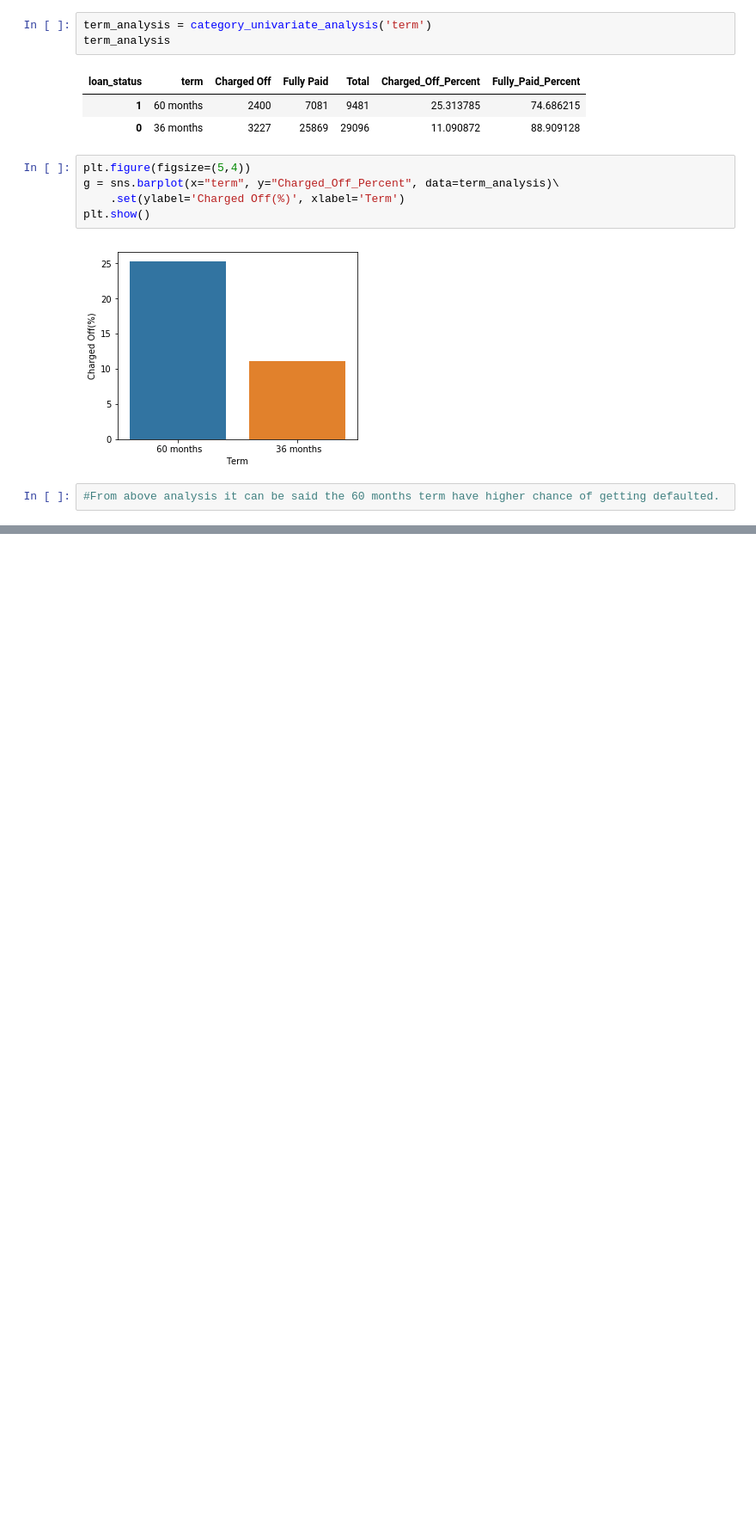
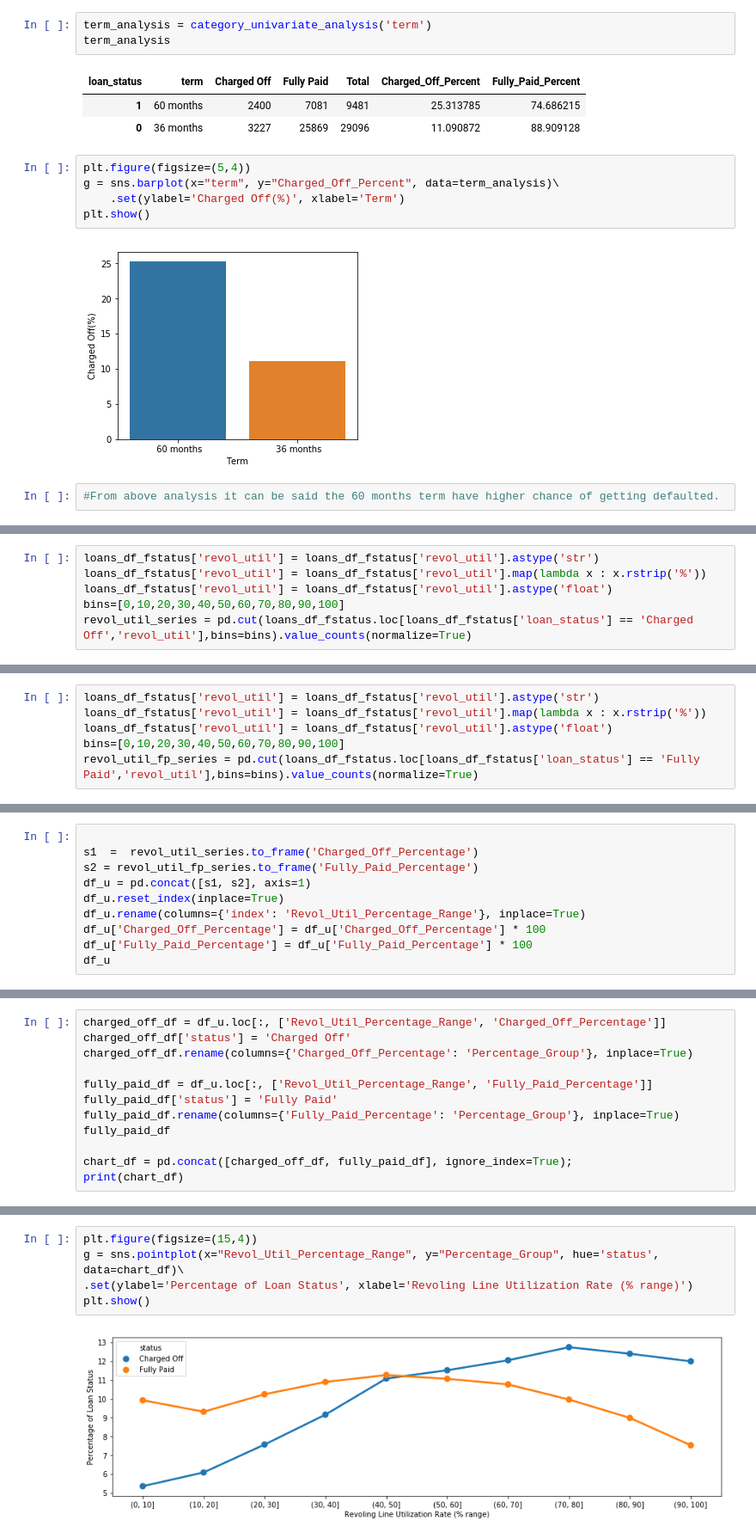
Before and after one commit to brijesh1100/P2-Gramener-Case-Study, a Jupyter notebook: Module 7 EDA Project-nilanjan.ipynb, the cells around one changed output, grey strips where cells are left out. Shown: that part at 86% size. Cells and saved outputs as stored; diff of their text form; blank space fills up the shorter version.

```diff
--- a/Module 7 EDA Project-nilanjan.ipynb
+++ b/Module 7 EDA Project-nilanjan.ipynb
@@ -644,0 +702,6 @@ plt.show()
+# %%
+loans_df_fstatus['revol_util'] = loans_df_fstatus['revol_util'].astype('str')
+loans_df_fstatus['revol_util'] = loans_df_fstatus['revol_util'].map(lambda x : x.rstrip('%'))
+loans_df_fstatus['revol_util'] = loans_df_fstatus['revol_util'].astype('float')
+bins=[0,10,20,30,40,50,60,70,80,90,100]
+revol_util_series = pd.cut(loans_df_fstatus.loc[loans_df_fstatus['loan_status'] == 'Charged Off','revol_util'],bins=bins).value_counts(normalize=True)
@@ -644,0 +724,6 @@ plt.show()
+# %%
+loans_df_fstatus['revol_util'] = loans_df_fstatus['revol_util'].astype('str')
+loans_df_fstatus['revol_util'] = loans_df_fstatus['revol_util'].map(lambda x : x.rstrip('%'))
+loans_df_fstatus['revol_util'] = loans_df_fstatus['revol_util'].astype('float')
+bins=[0,10,20,30,40,50,60,70,80,90,100]
+revol_util_fp_series = pd.cut(loans_df_fstatus.loc[loans_df_fstatus['loan_status'] == 'Fully Paid','revol_util'],bins=bins).value_counts(normalize=True)
@@ -644,0 +746,10 @@ plt.show()
+# %%
+
+s1  =  revol_util_series.to_frame('Charged_Off_Percentage')
+s2 = revol_util_fp_series.to_frame('Fully_Paid_Percentage')
+df_u = pd.concat([s1, s2], axis=1)
+df_u.reset_index(inplace=True)
+df_u.rename(columns={'index': 'Revol_Util_Percentage_Range'}, inplace=True)
+df_u['Charged_Off_Percentage'] = df_u['Charged_Off_Percentage'] * 100
+df_u['Fully_Paid_Percentage'] = df_u['Fully_Paid_Percentage'] * 100
+df_u
@@ -644,0 +768,12 @@ plt.show()
+# %%
+charged_off_df = df_u.loc[:, ['Revol_Util_Percentage_Range', 'Charged_Off_Percentage']]
+charged_off_df['status'] = 'Charged Off'
+charged_off_df.rename(columns={'Charged_Off_Percentage': 'Percentage_Group'}, inplace=True)
+
+fully_paid_df = df_u.loc[:, ['Revol_Util_Percentage_Range', 'Fully_Paid_Percentage']]
+fully_paid_df['status'] = 'Fully Paid'
+fully_paid_df.rename(columns={'Fully_Paid_Percentage': 'Percentage_Group'}, inplace=True)
+fully_paid_df
+
+chart_df = pd.concat([charged_off_df, fully_paid_df], ignore_index=True);
+print(chart_df)
@@ -644,0 +798,7 @@ plt.show()
+# %%
+plt.figure(figsize=(15,4))
+g = sns.pointplot(x="Revol_Util_Percentage_Range", y="Percentage_Group", hue='status', data=chart_df)\
+.set(ylabel='Percentage of Loan Status', xlabel='Revoling Line Utilization Rate (% range)')
+plt.show()
+# %% [output]
+[figure, added]
```
Also changed, not shown: parts of 14 cells of this notebook.
